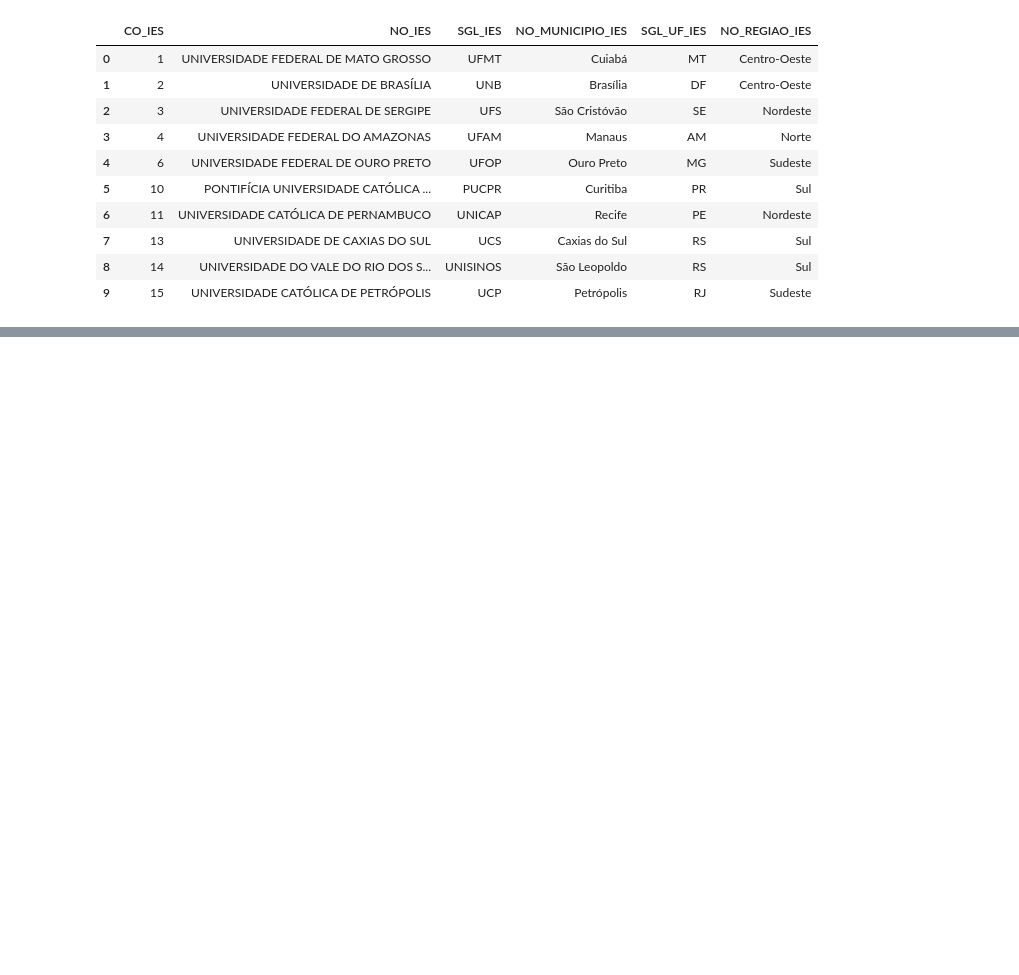
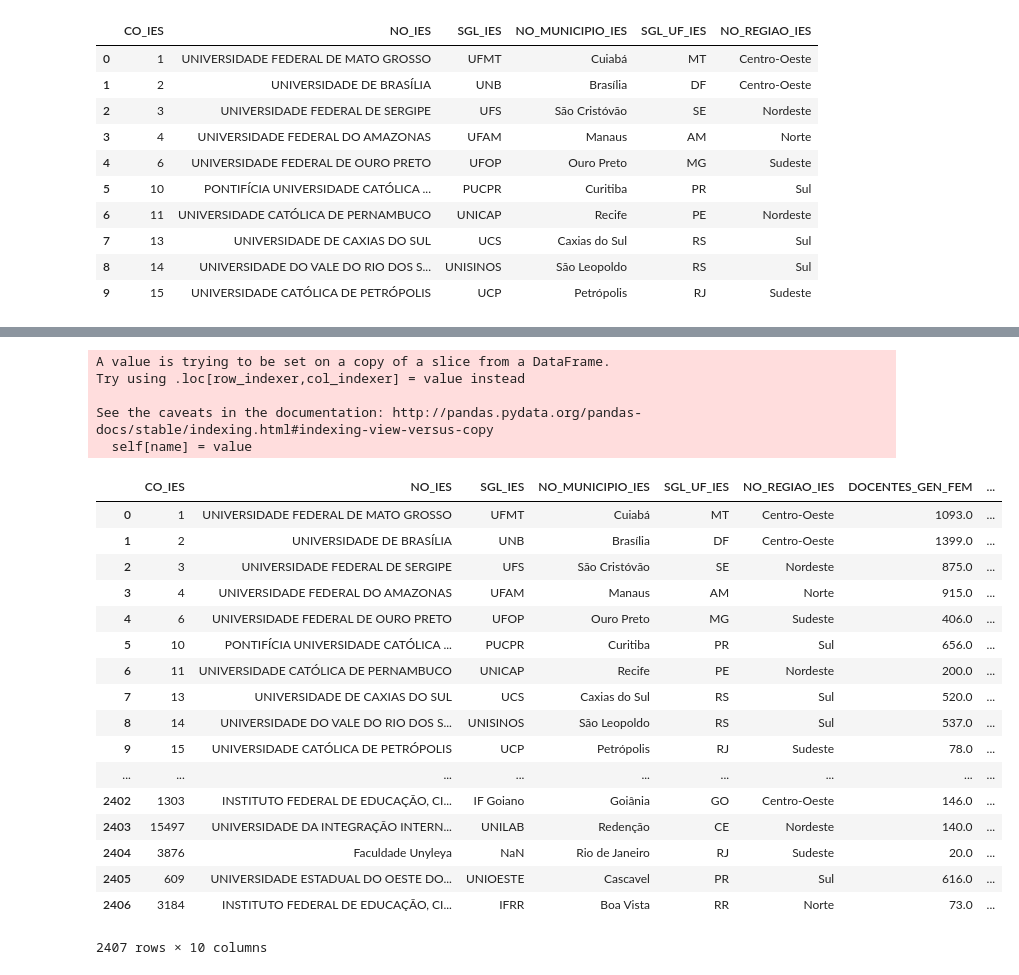
Before and after one commit to if1015-datascience-ufpe/2018-1-projeto-farm-lands, a Jupyter notebook: lfvg.ipynb, the cells around one changed output, grey strips where cells are left out. Drawn from its saved outputs; the diff is of its cells as text; code cells hidden in the pictures; blank space fills up the shorter version.

```diff
--- a/lfvg.ipynb
+++ b/lfvg.ipynb
@@ -61,0 +94,39 @@ dataframe_iess.head(10)
+# %%
+#teste = dataframe_iess.loc[pd.isna(dataframe_iess['DOCENTES_GEN_MASC']) | pd.isna(dataframe_iess['DOCENTES_GEN_FEM'])]
+#teste = dataframe_docentes.loc[dataframe_docentes['CO_IES']==1706]
+#print(dataframe_docentes.dtypes)
+df = dataframe_iess[['NO_IES', 'SGL_IES']]
+#df['Cat1'].fillna(df['Cat2'])
+#df.Cat1 = np.where(df.Cat1.isnull(), df.Cat2, df.Cat1)
+df.SGL_IES = np.where(teste.SGL_IES.isnull(), df.NO_IES, df.SGL_IES)
+dataframe_iess.SGL_IES = df.SGL_IES
+dataframe_iess['DOCENTES_TOTAL'] = dataframe_iess['DOCENTES_GEN_FEM'] + dataframe_iess['DOCENTES_GEN_MASC']
+#float("{0:.2f}".format(13.949999999999999))
+dataframe_iess['PORCENTAGEM_DOCENTES_FEM'] = (dataframe_iess['DOCENTES_GEN_FEM'] / dataframe_iess['DOCENTES_TOTAL'])*100
+#np.round(p_table, decimals=2)
+dataframe_iess.PORCENTAGEM_DOCENTES_FEM = np.round(dataframe_iess.PORCENTAGEM_DOCENTES_FEM, decimals=2)
+dataframe_iess
+# %% [output]
+A value is trying to be set on a copy of a slice from a DataFrame.
+Try using .loc[row_indexer,col_indexer] = value instead
+
+See the caveats in the documentation: http://pandas.pydata.org/pandas-docs/stable/indexing.html#indexing-view-versus-copy
+  self[name] = value
+|  | CO_IES | NO_IES | SGL_IES | NO_MUNICIPIO_IES | SGL_UF_IES | NO_REGIAO_IES | DOCENTES_GEN_FEM | ... |
+| 0 | 1 | UNIVERSIDADE FEDERAL DE MATO GROSSO | UFMT | Cuiabá | MT | Centro-Oeste | 1093.0 | ... |
+| 1 | 2 | UNIVERSIDADE DE BRASÍLIA | UNB | Brasília | DF | Centro-Oeste | 1399.0 | ... |
+| 2 | 3 | UNIVERSIDADE FEDERAL DE SERGIPE | UFS | São Cristóvão | SE | Nordeste | 875.0 | ... |
+| 3 | 4 | UNIVERSIDADE FEDERAL DO AMAZONAS | UFAM | Manaus | AM | Norte | 915.0 | ... |
+| 4 | 6 | UNIVERSIDADE FEDERAL DE OURO PRETO | UFOP | Ouro Preto | MG | Sudeste | 406.0 | ... |
+| 5 | 10 | PONTIFÍCIA UNIVERSIDADE CATÓLICA ... | PUCPR | Curitiba | PR | Sul | 656.0 | ... |
+| 6 | 11 | UNIVERSIDADE CATÓLICA DE PERNAMBUCO | UNICAP | Recife | PE | Nordeste | 200.0 | ... |
+| 7 | 13 | UNIVERSIDADE DE CAXIAS DO SUL | UCS | Caxias do Sul | RS | Sul | 520.0 | ... |
+| 8 | 14 | UNIVERSIDADE DO VALE DO RIO DOS S... | UNISINOS | São Leopoldo | RS | Sul | 537.0 | ... |
+| 9 | 15 | UNIVERSIDADE CATÓLICA DE PETRÓPOLIS | UCP | Petrópolis | RJ | Sudeste | 78.0 | ... |
+| ... | ... | ... | ... | ... | ... | ... | ... | ... |
+| 2402 | 1303 | INSTITUTO FEDERAL DE EDUCAÇÃO, CI... | IF Goiano | Goiânia | GO | Centro-Oeste | 146.0 | ... |
+| 2403 | 15497 | UNIVERSIDADE DA INTEGRAÇÃO INTERN... | UNILAB | Redenção | CE | Nordeste | 140.0 | ... |
+| 2404 | 3876 | Faculdade Unyleya | NaN | Rio de Janeiro | RJ | Sudeste | 20.0 | ... |
+| 2405 | 609 | UNIVERSIDADE ESTADUAL DO OESTE DO... | UNIOESTE | Cascavel | PR | Sul | 616.0 | ... |
+| 2406 | 3184 | INSTITUTO FEDERAL DE EDUCAÇÃO, CI... | IFRR | Boa Vista | RR | Norte | 73.0 | ... |
+2407 rows × 10 columns
```
Also changed, not shown: parts of 4 cells of this notebook.
